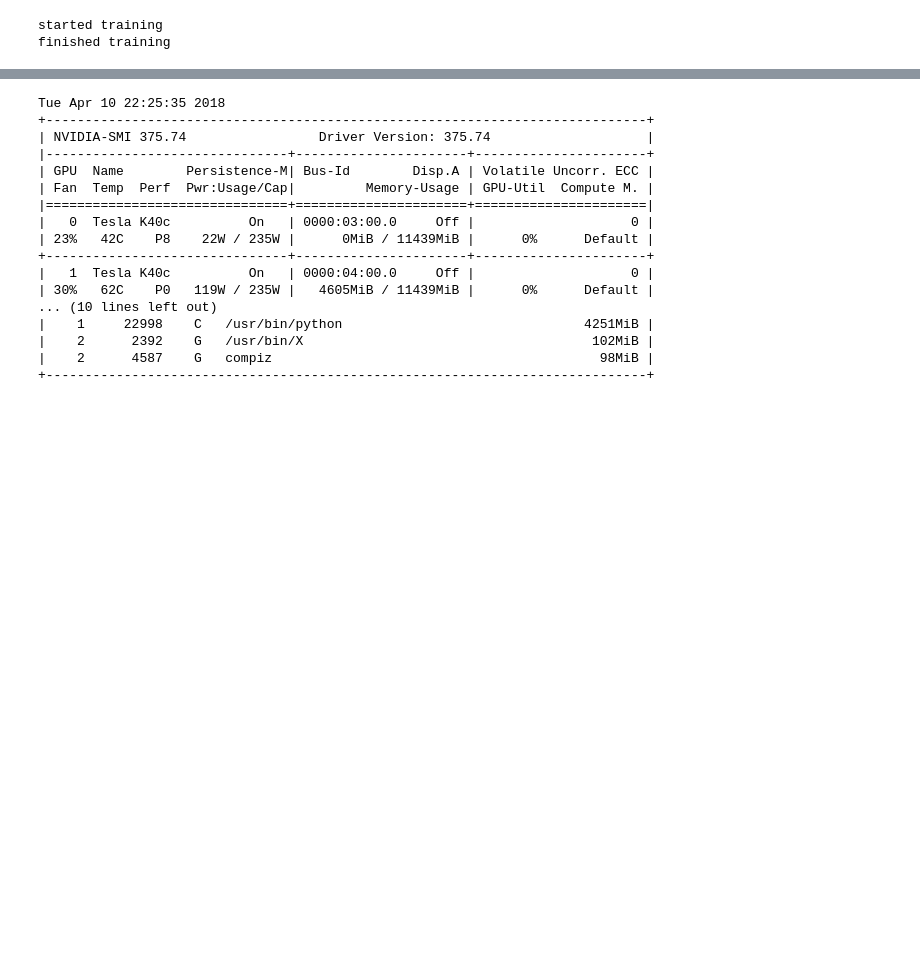
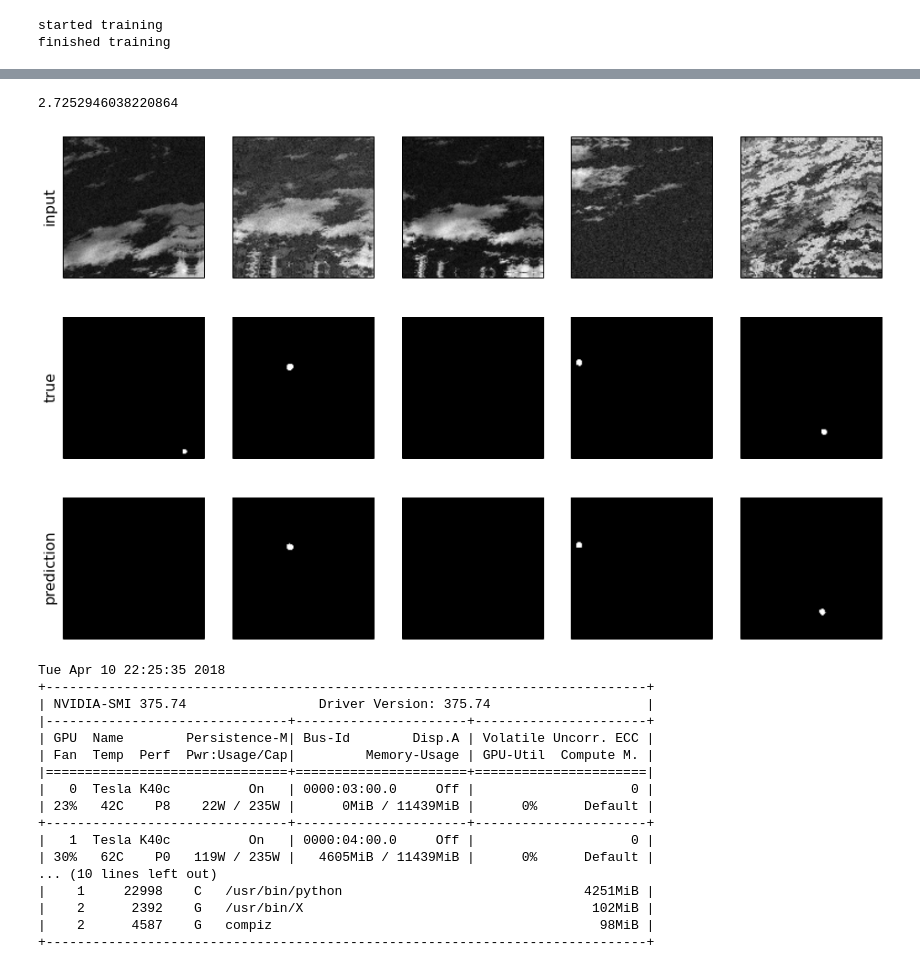
Before and after one commit to Sosnovik/u-rocket, a Jupyter notebook: main.ipynb, the cells around one changed output, grey strips where cells are left out. Cells and saved outputs as stored; diff of their text form; code cells hidden in the pictures; blank space fills up the shorter version.

```diff
--- a/main.ipynb
+++ b/main.ipynb
@@ -115,25 +109,33 @@ FailedPreconditionError: Attempting to use uninitialized value conv2d_1/kernel
+# %%
+M = np.sum(y_batch)
+z = np.sqrt(M/(3*np.pi))
+z
+# %% [output]
+2.7252946038220864
 # %%
 f, axes = plt.subplots(3, 5, figsize=(16,10))
 axes[0, 0].set_ylabel('input', fontsize=16)
 for i in range(5):
     ax = axes[0, i]
     ax.imshow(x_batch[i][:, :, 0], cmap='gray')
     ax.set_xticks([])
     ax.set_yticks([])
 
 axes[1, 0].set_ylabel('true', fontsize=16)
 for i in range(5):
     ax = axes[1, i]
     ax.imshow(y_batch[i][:, :, 0], cmap='gray')
     ax.set_xticks([])
     ax.set_yticks([])
 
 axes[2, 0].set_ylabel('prediction', fontsize=16)
 for i in range(5):
     ax = axes[2, i]
-    ax.imshow(y_pred[i][:, :, 0], cmap='gray')
+    ax.imshow(pred_s[i][:, :, 0], vmin=0.0, vmax=1.0, cmap='gray')
     ax.set_xticks([])
     ax.set_yticks([])
+# %% [output]
+[figure, added]
 # %%
 !nvidia-smi
 # %% [output]
```
Also changed, not shown: parts of 8 cells of this notebook, 1 other file.
